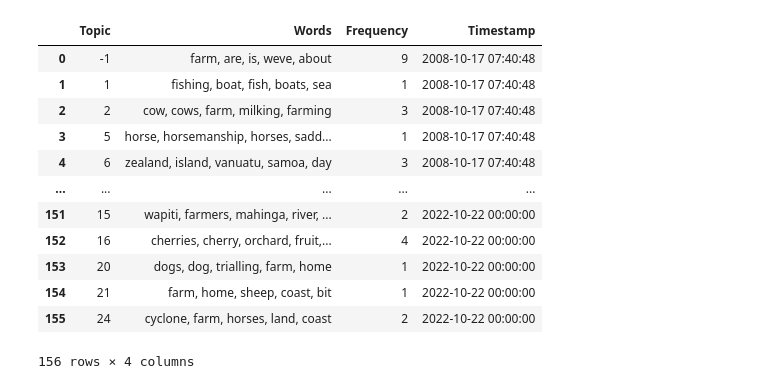
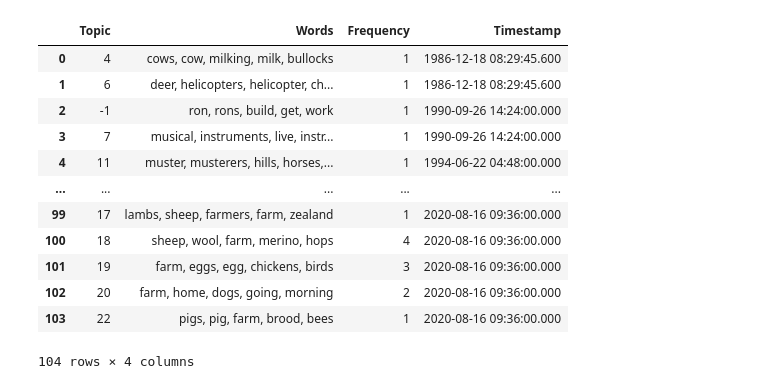
Before and after one commit to UoA-eResearch/ETV, a Jupyter notebook: transcripts.ipynb, the cells around one changed output. Saved outputs shown, nothing was run; the diff lists cells and outputs as text; code cells hidden in the pictures.

```diff
--- a/transcripts.ipynb
+++ b/transcripts.ipynb
@@ -44 +44,3 @@ To enable the following instructions: AVX2 AVX512F AVX512_VNNI FMA, in other ope
 516 rows × 14 columns
+# %%
+df["Year"] = df["Recording Date"].str[:4]
@@ -44,0 +49,2 @@ To enable the following instructions: AVX2 AVX512F AVX512_VNNI FMA, in other ope
+# %%
+df["year_in_name"] = df.Name.str.extract("(\d{4})")
@@ -44,0 +53,5 @@ To enable the following instructions: AVX2 AVX512F AVX512_VNNI FMA, in other ope
+# %%
+mismatches = df[(df.Year != df.year_in_name) & ~df.year_in_name.isna()]
+df.loc[mismatches.index, "Recording Date"] = df.year_in_name + "-01-01"
+df.index = pd.to_datetime(df["Recording Date"])
+df
@@ -113,5 +142,5 @@ topic_model.visualize_topics()
 [interactive output not drawn]
 # %%
-topics_over_time = topic_model.topics_over_time(df.transcript, pd.to_datetime(df["Recording Date"]), nr_bins=10)
+topics_over_time = topic_model.topics_over_time(df.transcript, df.index, nr_bins=10)
 topics_over_time
 # %% [output]
@@ -119,16 +148,16 @@ topics_over_time
 |  | Topic | Words | Frequency | Timestamp |
-| 0 | -1 | farm, are, is, weve, about | 9 | 2008-10-17 07:40:48 |
-| 1 | 1 | fishing, boat, fish, boats, sea | 1 | 2008-10-17 07:40:48 |
-| 2 | 2 | cow, cows, farm, milking, farming | 3 | 2008-10-17 07:40:48 |
-| 3 | 5 | horse, horsemanship, horses, sadd... | 1 | 2008-10-17 07:40:48 |
-| 4 | 6 | zealand, island, vanuatu, samoa, day | 3 | 2008-10-17 07:40:48 |
+| 0 | 4 | cows, cow, milking, milk, bullocks | 1 | 1986-12-18 08:29:45.600 |
+| 1 | 6 | deer, helicopters, helicopter, ch... | 1 | 1986-12-18 08:29:45.600 |
+| 2 | -1 | ron, rons, build, get, work | 1 | 1990-09-26 14:24:00.000 |
+| 3 | 7 | musical, instruments, live, instr... | 1 | 1990-09-26 14:24:00.000 |
+| 4 | 11 | muster, musterers, hills, horses,... | 1 | 1994-06-22 04:48:00.000 |
 | ... | ... | ... | ... | ... |
-| 151 | 15 | wapiti, farmers, mahinga, river, ... | 2 | 2022-10-22 00:00:00 |
-| 152 | 16 | cherries, cherry, orchard, fruit,... | 4 | 2022-10-22 00:00:00 |
-| 153 | 20 | dogs, dog, trialling, farm, home | 1 | 2022-10-22 00:00:00 |
-| 154 | 21 | farm, home, sheep, coast, bit | 1 | 2022-10-22 00:00:00 |
-| 155 | 24 | cyclone, farm, horses, land, coast | 2 | 2022-10-22 00:00:00 |
+| 99 | 17 | lambs, sheep, farmers, farm, zealand | 1 | 2020-08-16 09:36:00.000 |
+| 100 | 18 | sheep, wool, farm, merino, hops | 4 | 2020-08-16 09:36:00.000 |
+| 101 | 19 | farm, eggs, egg, chickens, birds | 3 | 2020-08-16 09:36:00.000 |
+| 102 | 20 | farm, home, dogs, going, morning | 2 | 2020-08-16 09:36:00.000 |
+| 103 | 22 | pigs, pig, farm, brood, bees | 1 | 2020-08-16 09:36:00.000 |
-156 rows × 4 columns
+104 rows × 4 columns
 # %%
 topic_model.visualize_topics_over_time(topics_over_time, top_n_topics=20, height=600)
 # %% [output]
```
Also changed, not shown: parts of 11 cells of this notebook.
